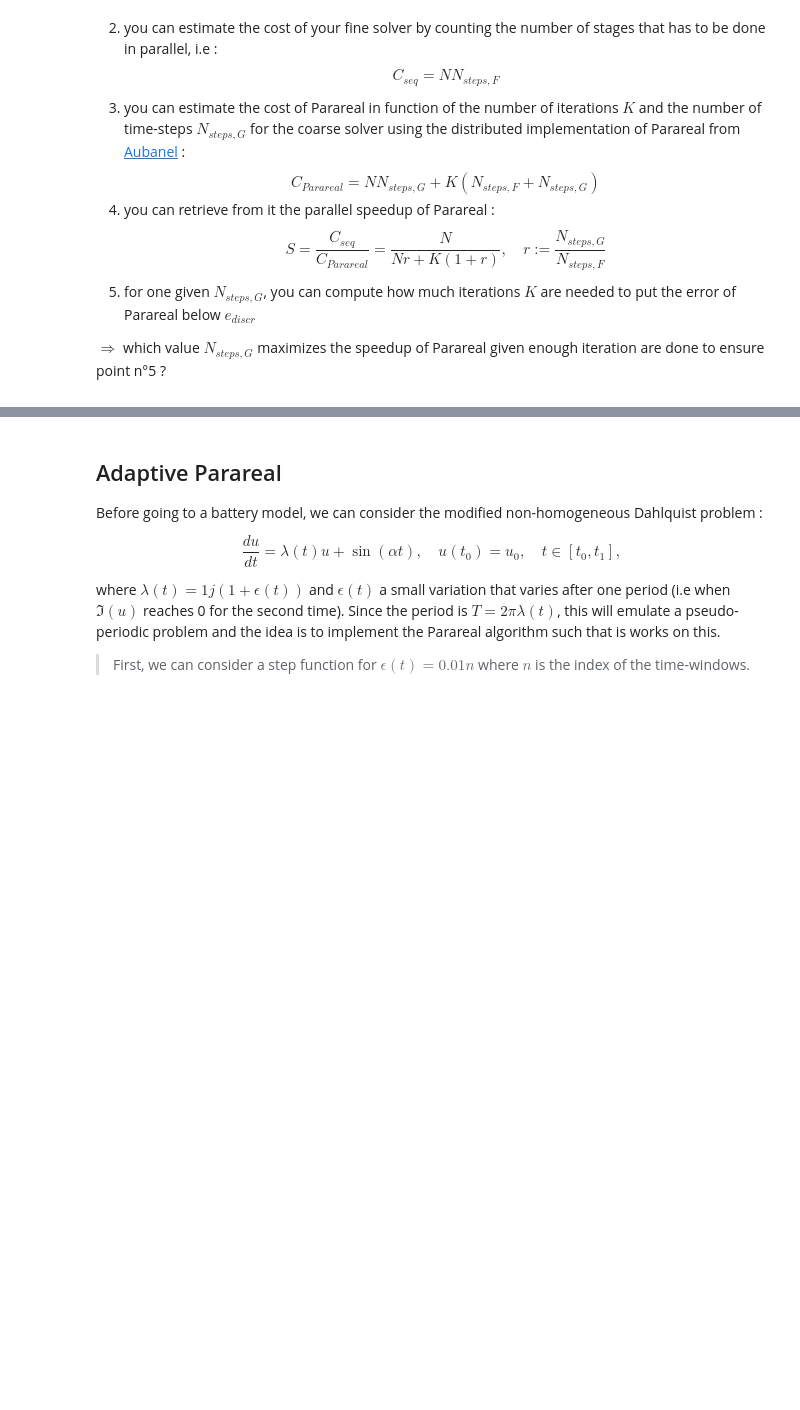
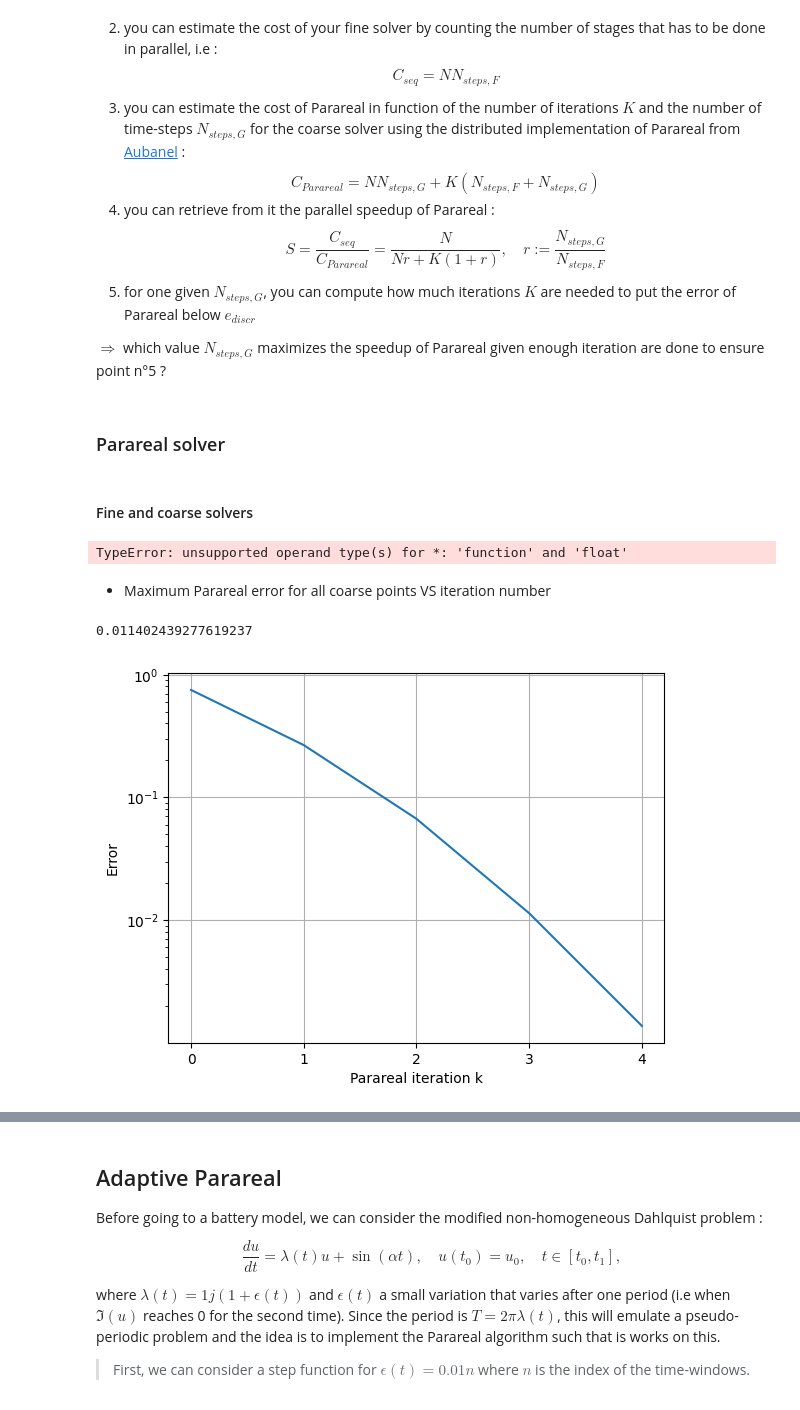
Before and after one commit to github-mathe/PinT-LIB, a Jupyter notebook: scripts/notebooks/dahlquist.ipynb, the cells around one changed output, grey strips where cells are left out. Cells and saved outputs as stored; diff of their text form; code cells hidden in the pictures; blank space fills up the shorter version.

```diff
--- a/scripts/notebooks/dahlquist.ipynb
+++ b/scripts/notebooks/dahlquist.ipynb
@@ -164,3 +166,5 @@ $$
 5. for one given $N_{steps,G}$, you can compute how much iterations $K$ are needed to put the error of Parareal below $e_{discr}$
 
 $\Rightarrow$ which value $N_{steps,G}$ maximizes the speedup of Parareal given enough iteration are done to ensure point n°5 ?
+# %% [markdown]
+### Parareal solver
@@ -166,0 +212,29 @@ $\Rightarrow$ which value $N_{steps,G}$ maximizes the speedup of Parareal given
+# %% [markdown]
+#### Fine and coarse solvers
+# %%
+MF = 100 # Fine solver's time steps
+MG = 2 # Coarse solver's time steps
+F = lambda t0, t1, u0: timeStepper(u0, t0, t1, MF)[-1][-1] # fine solver
+G = lambda t0, t1, u0: timeStepper(u0, t0, t1, MG)[-1][-1] # Coarse solver
+K = 4 # Parareal iterations
+u0 = 1+0j
+T = tEnd
+N = 10 # nWidows
+U = parareal(F, G, T, u0, N, K)
+t, U_exact = timeStepper(u0, 0, T, MF*N)
+TT = np.linspace(0,tEnd,N+1)
+# %% [output]
+TypeError: unsupported operand type(s) for *: 'function' and 'float'
+# %% [markdown]
+- Maximum Parareal error for all coarse points VS iteration number
+# %%
+errors_para = []
+for k in range(K+1):
+    errors_para.append(np.linalg.norm(U[k]-U_exact[::MF],ord=np.inf))
+plt.semilogy(range(K+1), errors_para)
+plt.xticks(range(K+1))
+plt.xlabel("Parareal iteration k"), plt.ylabel("Error"), plt.grid();
+print(errors_para[3])
+# %% [output]
+0.011402439277619237
+[figure, added]
```
Also changed, not shown: parts of 16 cells of this notebook.
